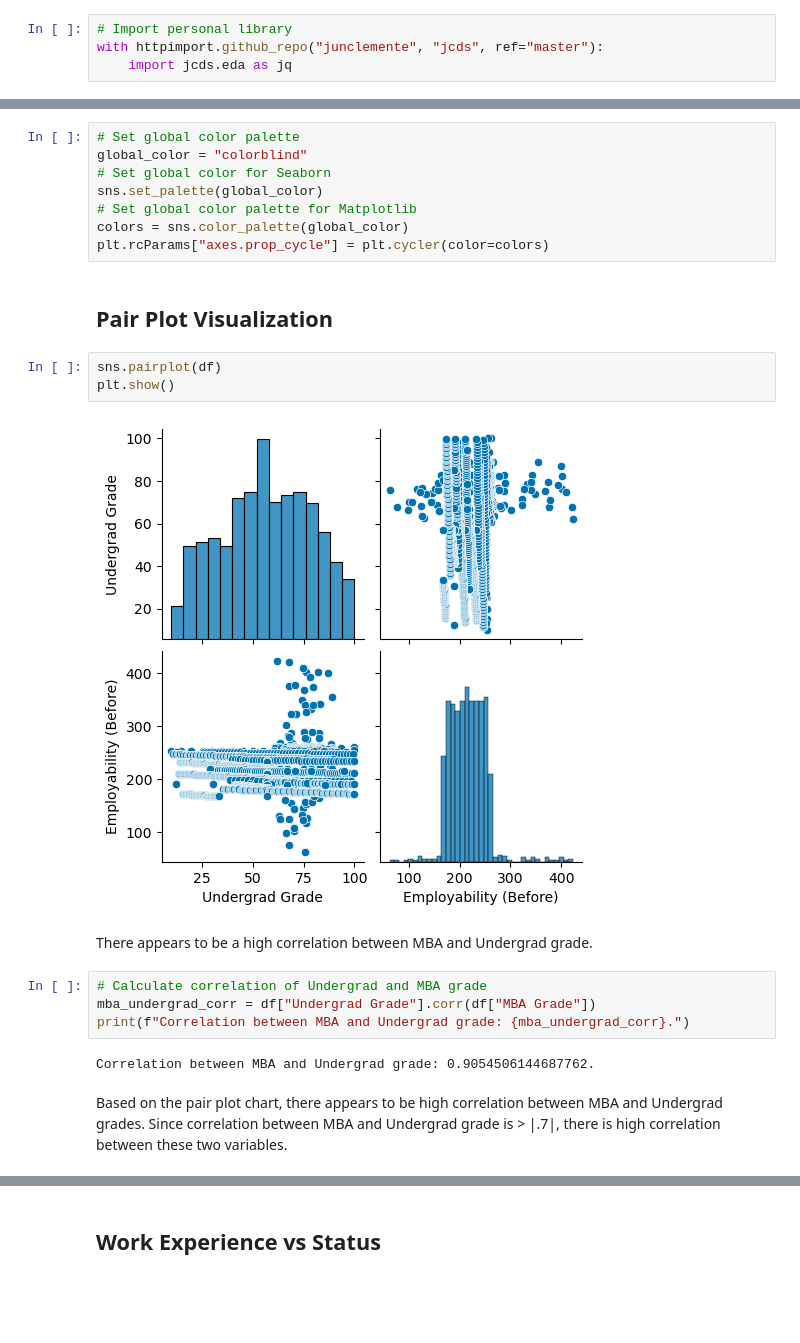
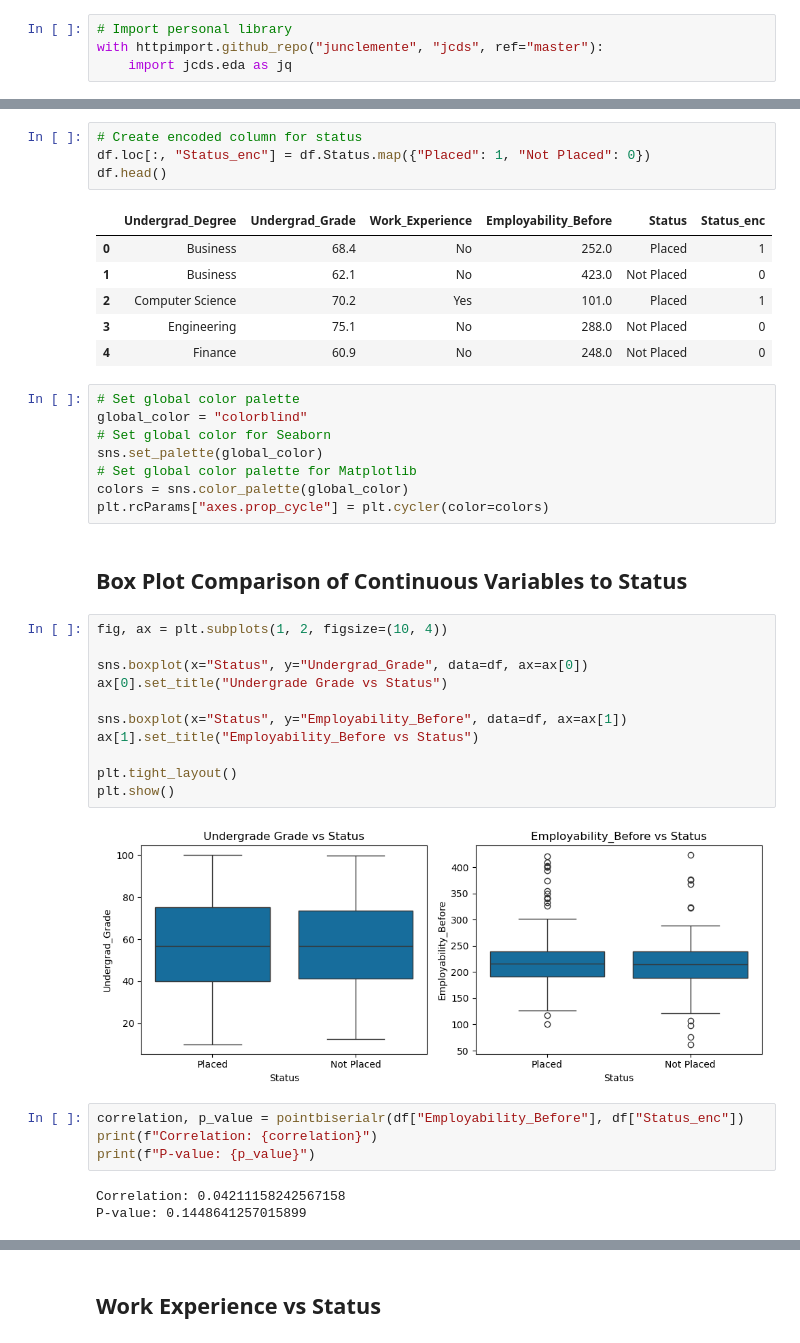
Before and after one commit to junclemente/ads505-FinalProject, a Jupyter notebook: eda/bivariate_analysis.ipynb, the cells around one changed output, grey strips where cells are left out. Saved outputs shown, nothing was run; the diff lists cells and outputs as text; blank space fills up the shorter version.

```diff
--- a/eda/bivariate_analysis.ipynb
+++ b/eda/bivariate_analysis.ipynb
@@ -32,3 +49,14 @@ The columns are ['Undergrad Degree', 'Undergrad Grade', 'Work Experience', 'Empl
+# %%
+# Create encoded column for status
+df.loc[:, "Status_enc"] = df.Status.map({"Placed": 1, "Not Placed": 0})
+df.head()
+# %% [output]
+|  | Undergrad_Degree | Undergrad_Grade | Work_Experience | Employability_Before | Status | Status_enc |
+| 0 | Business | 68.4 | No | 252.0 | Placed | 1 |
+| 1 | Business | 62.1 | No | 423.0 | Not Placed | 0 |
+| 2 | Computer Science | 70.2 | Yes | 101.0 | Placed | 1 |
+| 3 | Engineering | 75.1 | No | 288.0 | Not Placed | 0 |
+| 4 | Finance | 60.9 | No | 248.0 | Not Placed | 0 |
 # %%
 # Set global color palette
 global_color = "colorblind"
@@ -37,21 +65,25 @@ sns.set_palette(global_color)
 # Set global color palette for Matplotlib
 colors = sns.color_palette(global_color)
 plt.rcParams["axes.prop_cycle"] = plt.cycler(color=colors)
-# %% [markdown]
-## Pair Plot Visualization
-# %%
-sns.pairplot(df)
-plt.show()
-# %% [output]
-[figure, removed]
-# %% [markdown]
-There appears to be a high correlation between MBA and Undergrad grade.
-# %%
-# Calculate correlation of Undergrad and MBA grade
-mba_undergrad_corr = df["Undergrad Grade"].corr(df["MBA Grade"])
-print(f"Correlation between MBA and Undergrad grade: {mba_undergrad_corr}.")
-# %% [output]
-Correlation between MBA and Undergrad grade: 0.9054506144687762.
-# %% [markdown]
-Based on the pair plot chart, there appears to be high correlation between MBA and Undergrad grades.
-Since correlation between MBA and Undergrad grade is > |.7|, there is high correlation between these two variables.
+# %% [markdown]
+## Box Plot Comparison of Continuous Variables to Status
+# %%
+fig, ax = plt.subplots(1, 2, figsize=(10, 4))
+
+sns.boxplot(x="Status", y="Undergrad_Grade", data=df, ax=ax[0])
+ax[0].set_title("Undergrade Grade vs Status")
+
+sns.boxplot(x="Status", y="Employability_Before", data=df, ax=ax[1])
+ax[1].set_title("Employability_Before vs Status")
+
+plt.tight_layout()
+plt.show()
+# %% [output]
+[figure, added]
+# %%
+correlation, p_value = pointbiserialr(df["Employability_Before"], df["Status_enc"])
+print(f"Correlation: {correlation}")
+print(f"P-value: {p_value}")
+# %% [output]
+Correlation: 0.04211158242567158
+P-value: 0.1448641257015899
```
Also changed, not shown: parts of 10 cells of this notebook.
